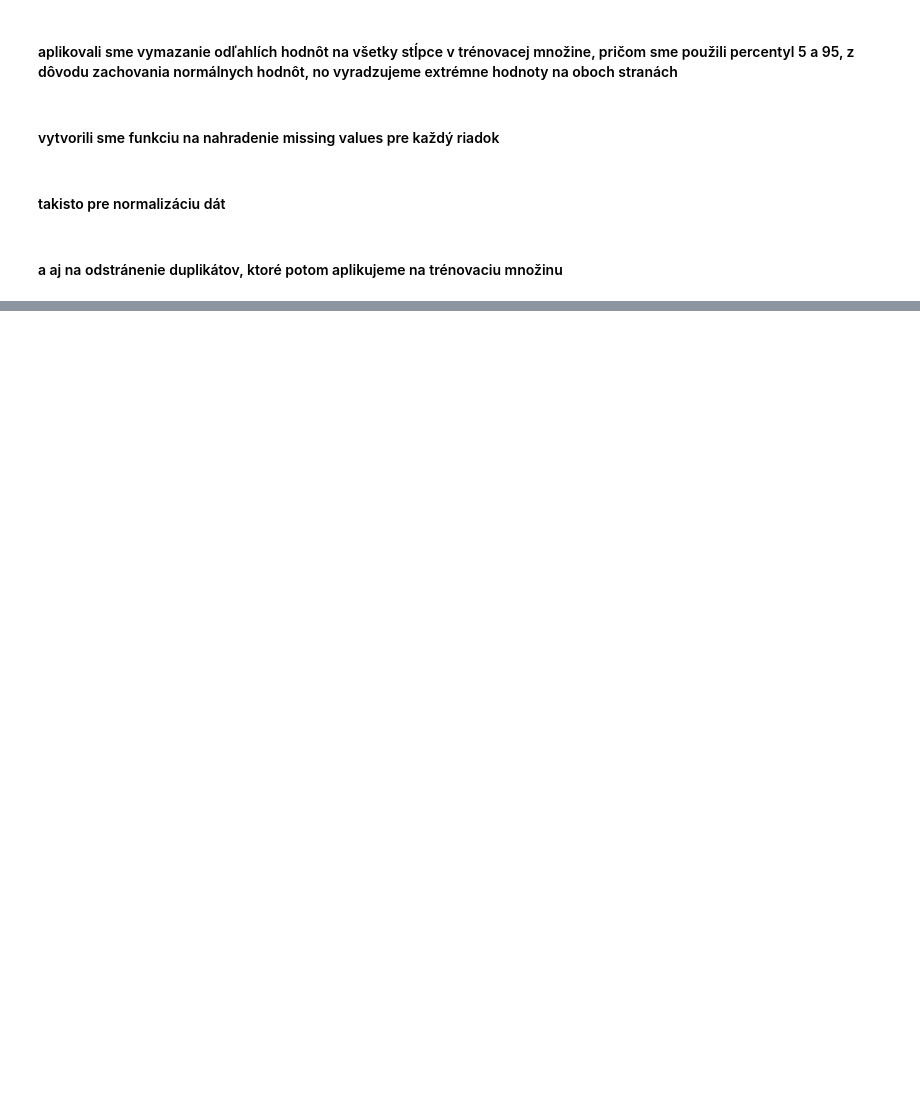
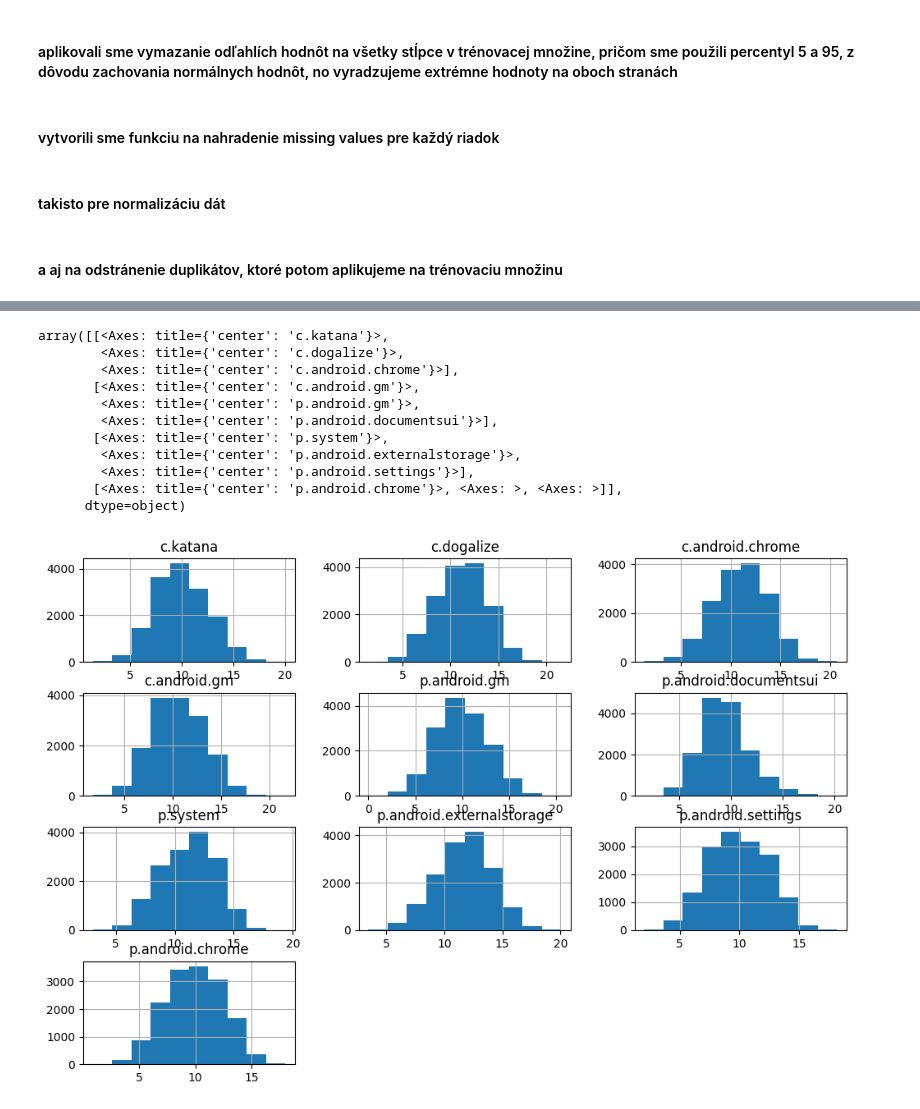
Before and after one commit to xtancos/IAU_project, a Jupyter notebook: ML.ipynb, the cells around one changed output, grey strips where cells are left out. Cells and saved outputs as stored; diff of their text form; code cells hidden in the pictures; blank space fills up the shorter version.

```diff
--- a/ML.ipynb
+++ b/ML.ipynb
@@ -213,0 +277,16 @@ Duplicates: 0
+# %%
+exclude_columns = ['mwra', 'imei','mwra_x', 'mwra_y']
+df.hist(column=df.columns[~df.columns.isin(exclude_columns)], figsize=(12, 8))
+# %% [output]
+array([[<Axes: title={'center': 'c.katana'}>,
+        <Axes: title={'center': 'c.dogalize'}>,
+        <Axes: title={'center': 'c.android.chrome'}>],
+       [<Axes: title={'center': 'c.android.gm'}>,
+        <Axes: title={'center': 'p.android.gm'}>,
+        <Axes: title={'center': 'p.android.documentsui'}>],
+       [<Axes: title={'center': 'p.system'}>,
+        <Axes: title={'center': 'p.android.externalstorage'}>,
+        <Axes: title={'center': 'p.android.settings'}>],
+       [<Axes: title={'center': 'p.android.chrome'}>, <Axes: >, <Axes: >]],
+      dtype=object)
+[figure, added]
```
Also changed, not shown: parts of 14 cells of this notebook.
